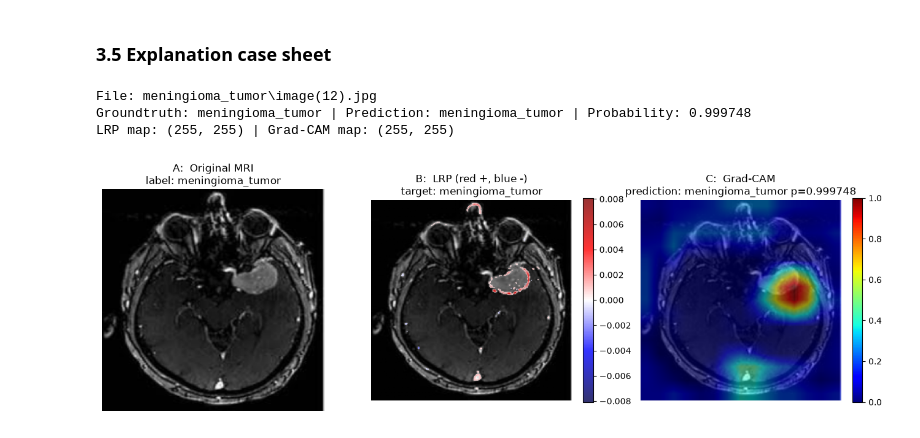
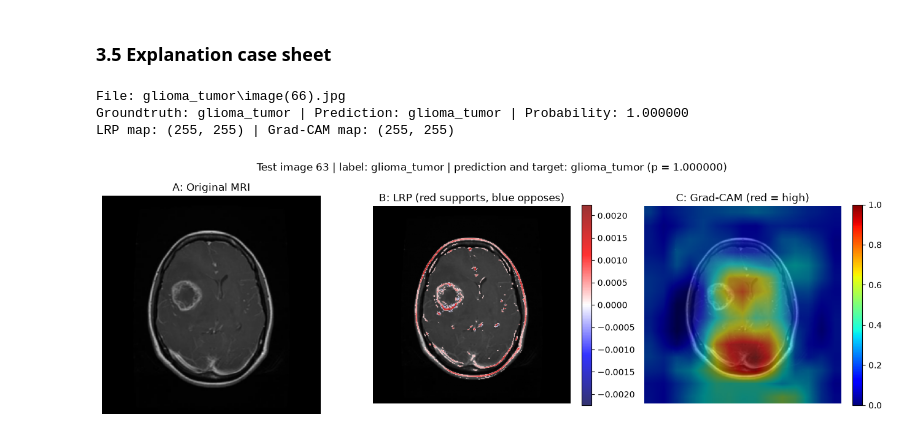
Before and after one commit to TanPH-UM/WQF7009-Assignment-2, a Jupyter notebook: brain_mri_xai.ipynb, the cells around one changed output. Cells and saved outputs as stored; diff of their text form; code cells hidden in the pictures.

Commit message:
Add case selection and figures

```diff
--- a/brain_mri_xai.ipynb
+++ b/brain_mri_xai.ipynb
@@ -400,45 +429,49 @@ meningioma_tumor      0.699     0.991     0.820       115
 ### 3.5 Explanation case sheet
 # %%
 # Explain one test image with LRP and Grad-CAM (same image and target class)
-image_id = 111
-image, label = test_dataset[image_id]
-image = image.to(device)
-target = int(preds[image_id])
-print("File:", os.path.relpath(test_dataset.samples[image_id][0], TEST_ROOT))
-print("Groundtruth:", classes[label], "| Prediction:", classes[target],
-      f"| Probability: {probs[image_id, target]:.6f}")
+def explain_case(image_id):
+    image, label = test_dataset[image_id]
+    image = image.to(device)
+    target = int(preds[image_id])
+    print("File:", os.path.relpath(test_dataset.samples[image_id][0], TEST_ROOT))
+    print("Groundtruth:", classes[label], "| Prediction:", classes[target],
+          f"| Probability: {probs[image_id, target]:.6f}")
 
-relevance = apply_lrp_on_vgg16(model, image, target).sum(dim=1)[0].cpu().numpy()
-grayscale_cam = cam(input_tensor=image.unsqueeze(0), targets=[ClassifierOutputTarget(target)])[0]
-mri = image.permute(1, 2, 0).cpu().numpy()
-visualization = show_cam_on_image(mri, grayscale_cam, use_rgb=True)
-print("LRP map:", relevance.shape, "| Grad-CAM map:", grayscale_cam.shape)
+    relevance = apply_lrp_on_vgg16(model, image, target).sum(dim=1)[0].cpu().numpy()
+    grayscale_cam = cam(input_tensor=image.unsqueeze(0), targets=[ClassifierOutputTarget(target)])[0]
+    mri = image.permute(1, 2, 0).cpu().numpy()
+    visualization = show_cam_on_image(mri, grayscale_cam, use_rgb=True)
+    print("LRP map:", relevance.shape, "| Grad-CAM map:", grayscale_cam.shape)
 
-# Plot original MRI, LRP and Grad-CAM next to each other
-vmax = np.abs(relevance).max()
-fig, ax = plt.subplots(1, 3, figsize=(13, 4.5))
-# Panel A: original MRI
-ax[0].imshow(mri)
-ax[0].set_title(f"A:  Original MRI\nlabel: {classes[label]}")
+    # Plot original MRI, LRP and Grad-CAM next to each other
+    vmax = np.abs(relevance).max()
+    fig, ax = plt.subplots(1, 3, figsize=(13, 4.5))
+    # Panel A: original MRI
+    ax[0].imshow(mri)
+    ax[0].set_title("A: Original MRI")
 
-# Panel B: LRP overlay
-ax[1].imshow(mri.mean(2), cmap="gray")
-lrp_map = np.ma.masked_where(np.abs(relevance) < 0.05 * vmax, relevance)
-im1 = ax[1].imshow(lrp_map, cmap="seismic", vmin=-vmax, vmax=vmax, alpha=0.8)
-ax[1].set_title(f"B:  LRP (red +, blue -)\ntarget: {classes[target]}")
+    # Panel B: LRP overlay
+    ax[1].imshow(mri.mean(2), cmap="gray")
+    lrp_map = np.ma.masked_where(np.abs(relevance) < 0.05 * vmax, relevance)
+    im1 = ax[1].imshow(lrp_map, cmap="seismic", vmin=-vmax, vmax=vmax, alpha=0.8)
+    ax[1].set_title("B: LRP (red supports, blue opposes)")
 
-# Panel C: Grad-CAM overlay
-ax[2].imshow(visualization)
-ax[2].set_title(f"C:  Grad-CAM\nprediction: {classes[target]} p={probs[image_id, target]:.6f}")
-fig.colorbar(im1, ax=ax[1], fraction=0.046)
-fig.colorbar(plt.cm.ScalarMappable(cmap="jet", norm=plt.Normalize(0, 1)), ax=ax[2], fraction=0.046)
-for a in ax:
-    a.axis("off")
-plt.tight_layout()
-plt.savefig(f"figures/image_{image_id}.png", dpi=200)
-plt.show()
+    # Panel C: Grad-CAM overlay
+    ax[2].imshow(visualization)
+    ax[2].set_title("C: Grad-CAM (red = high)")
+    fig.colorbar(im1, ax=ax[1], fraction=0.046)
+    fig.colorbar(plt.cm.ScalarMappable(cmap="jet", norm=plt.Normalize(0, 1)), ax=ax[2], fraction=0.046)
+    for a in ax:
+        a.axis("off")
+    fig.suptitle(f"Test image {image_id} | label: {classes[label]} | prediction and target: {classes[target]} (p = {probs[image_id, target]:.6f})")
+    plt.tight_layout()
+    plt.savefig(f"figures/image_{image_id}.png", dpi=200)
+    plt.show()
-# %% [output]
-File: meningioma_tumor\image(12).jpg
-Groundtruth: meningioma_tumor | Prediction: meningioma_tumor | Probability: 0.999748
-LRP map: (255, 255) | Grad-CAM map: (255, 255)
-[figure, removed]
+# %%
+# Case A
+explain_case(63)
+# %% [output]
+File: glioma_tumor\image(66).jpg
+Groundtruth: glioma_tumor | Prediction: glioma_tumor | Probability: 1.000000
+LRP map: (255, 255) | Grad-CAM map: (255, 255)
+[figure, added]
```
Also changed, not shown: parts of 6 cells of this notebook.
